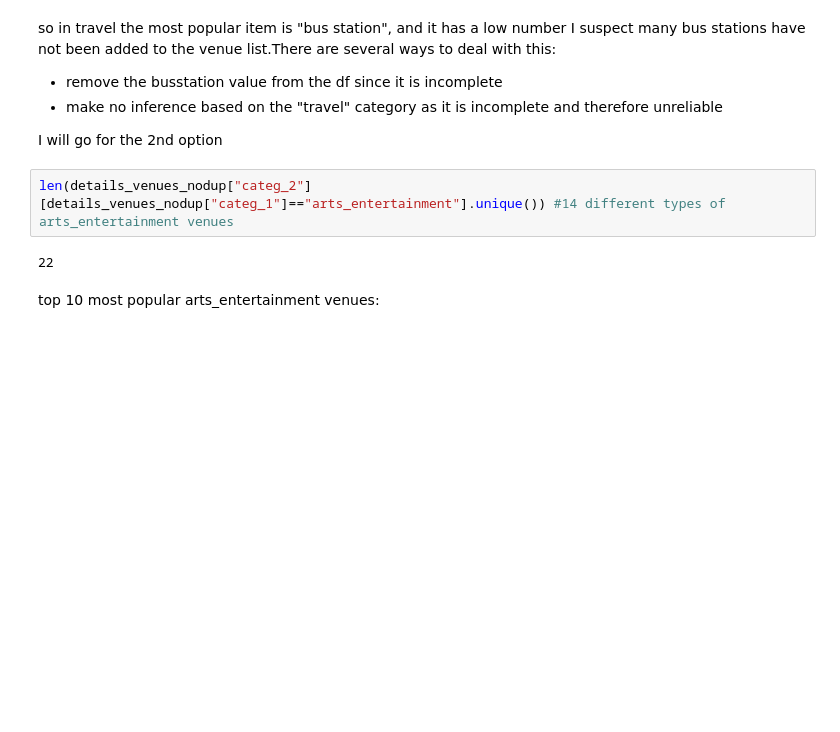
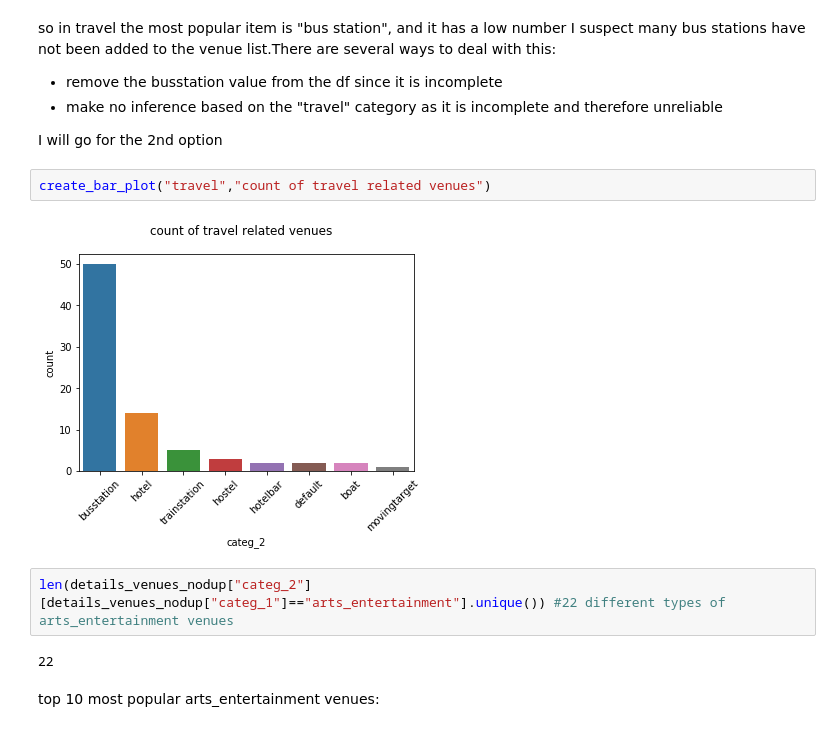
Before and after one commit to ricmarchao/Coursera_Capstone, a Jupyter notebook: notebook_week_5_capstone-malmo.ipynb, the cells around one changed output. Drawn from its saved outputs; the diff is of its cells as text; blank space fills up the shorter version.

```diff
--- a/notebook_week_5_capstone-malmo.ipynb
+++ b/notebook_week_5_capstone-malmo.ipynb
@@ -1204,8 +1201,12 @@ so in travel the most popular item is "bus station", and it has a low number I s
 - make no inference based on the "travel" category as it is incomplete and therefore unreliable
 
 I will go for the 2nd option
+# %%
+create_bar_plot("travel","count of travel related venues")
+# %% [output]
+[figure, added]
 # %%
-len(details_venues_nodup["categ_2"][details_venues_nodup["categ_1"]=="arts_entertainment"].unique()) #14 different types of arts_entertainment venues
+len(details_venues_nodup["categ_2"][details_venues_nodup["categ_1"]=="arts_entertainment"].unique()) #22 different types of arts_entertainment venues
 # %% [output]
 22
 # %% [markdown]
```
Also changed, not shown: parts of 90 cells of this notebook, 5 other files.
